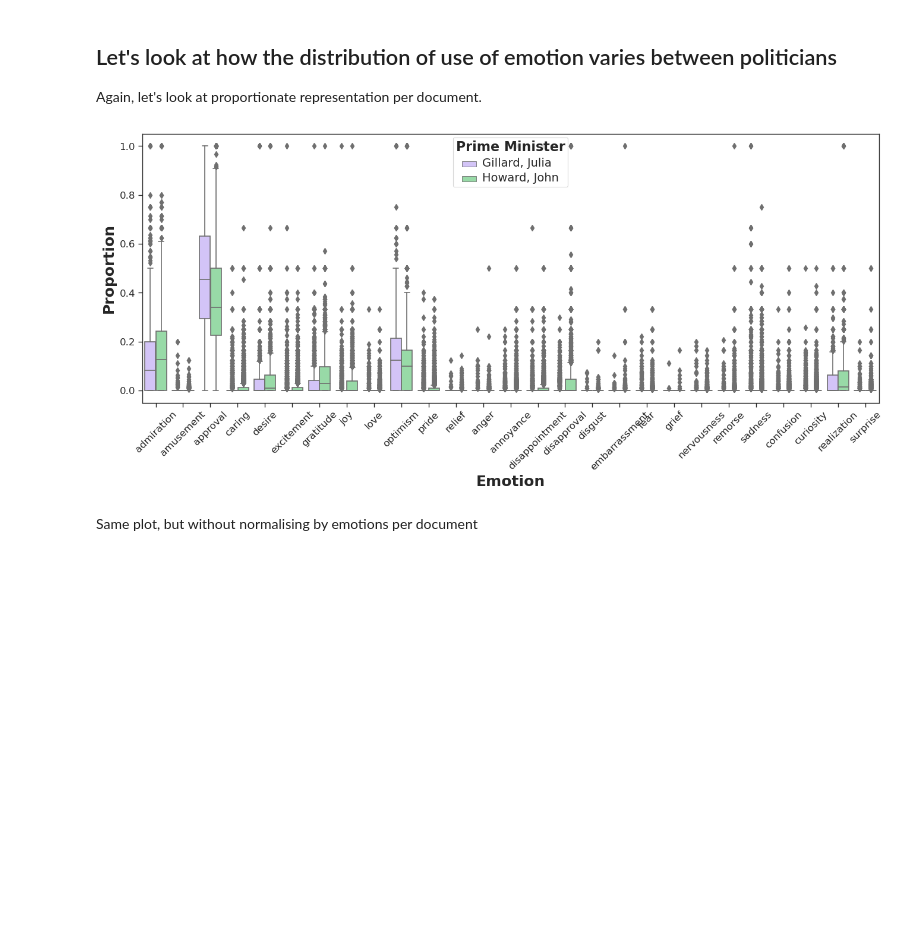
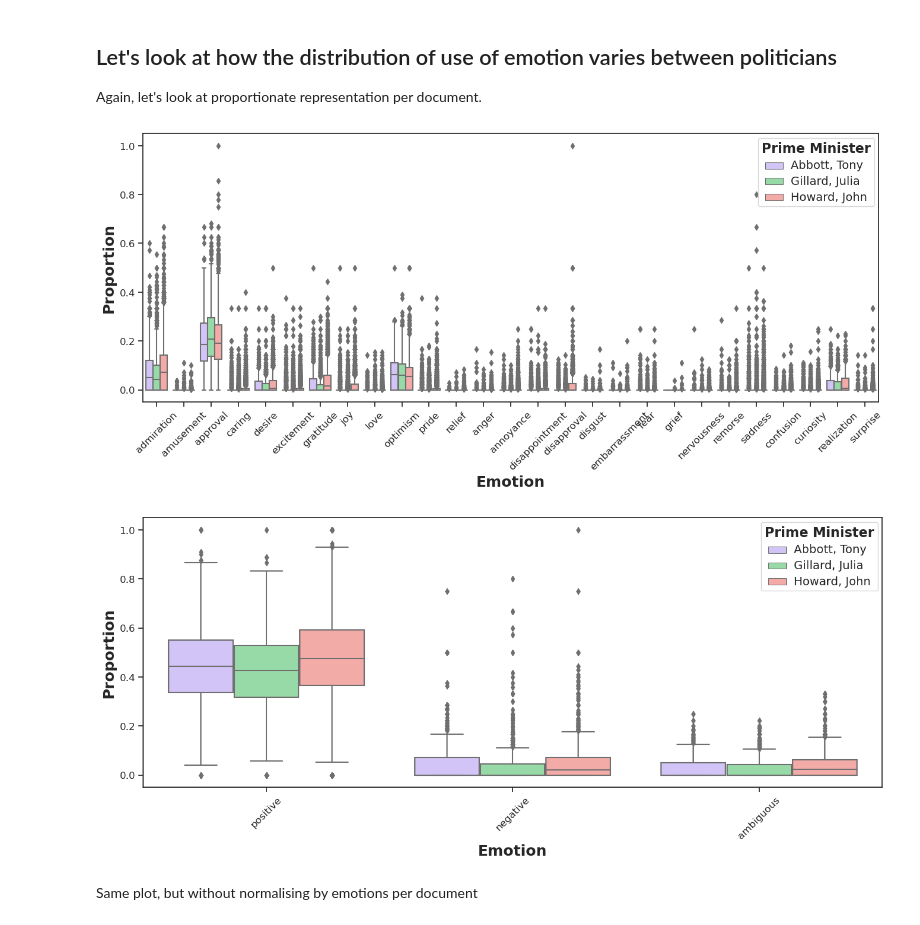
Before and after one commit to thaum-io/language-of-leadership, a Jupyter notebook: nb/VisEmotion2.ipynb, the cells around one changed output. Saved outputs shown, nothing was run; the diff lists cells and outputs as text; code cells hidden in the pictures; blank space fills up the shorter version.

```diff
--- a/nb/VisEmotion2.ipynb
+++ b/nb/VisEmotion2.ipynb
@@ -327,10 +339,10 @@ df_bp, quant_label = construct_emotion_fine_boxplot_df(df, ['Howard, John', 'Gil
 sns.set(style="ticks", palette="pastel")
 # %%
 #sns.set_context("paper")
-df_bp, quant_label = construct_emotion_fine_boxplot_df(df, ['Howard, John', 'Gillard, Julia'])
+df_bp, quant_label = construct_emotion_boxplot_df(df, ['Howard, John', 'Gillard, Julia', 'Abbott, Tony'])
 fig, ax = plt.subplots(figsize=(16,6), dpi= 100, facecolor='w', edgecolor='k')
 chart = sns.boxplot(x="Emotion", y=quant_label,
-            hue="Prime Minister", palette=["m", "g"],
+            hue="Prime Minister", palette=["m", "g", "r"],
             data=df_bp, ax=ax)
 #sns.despine(offset=10, trim=True)
 #plt.gca().set_xticklabels(ax.get_xticklabels(),rotation=30)
@@ -344,7 +356,27 @@ plt.setp(ax.get_legend().get_title(), fontsize=16, fontweight='bold')  # for leg
 plt.setp(ax.get_xticklabels(), rotation=45)
 plt.show()
 # %% [output]
-[figure, old version]
+[figure, new version]
+# %%
+#sns.set_context("paper")
+df_bp, quant_label = construct_emotion_boxplot_df(df, ['Howard, John', 'Gillard, Julia', 'Abbott, Tony'], mode='coarse')
+fig, ax = plt.subplots(figsize=(16,6), dpi= 100, facecolor='w', edgecolor='k')
+chart = sns.boxplot(x="Emotion", y=quant_label,
+            hue="Prime Minister", palette=["m", "g", "r"],
+            data=df_bp, ax=ax)
+#sns.despine(offset=10, trim=True)
+#plt.gca().set_xticklabels(ax.get_xticklabels(),rotation=30)
+chart.set_xlabel("Emotion", fontweight='bold', fontsize=18)
+chart.set_ylabel("Proportion", fontweight='bold', fontsize=18)
+chart.tick_params(labelsize=12)
+
+plt.setp(ax.get_legend().get_texts(), fontsize=14)  # for legend text
+plt.setp(ax.get_legend().get_title(), fontsize=16, fontweight='bold')  # for legend title
+
+plt.setp(ax.get_xticklabels(), rotation=45)
+plt.show()
+# %% [output]
+[figure, added]
 # %% [markdown]
 Same plot, but without normalising by emotions per document
 # %%
```
Also changed, not shown: parts of 2 cells of this notebook, 3 other files.
